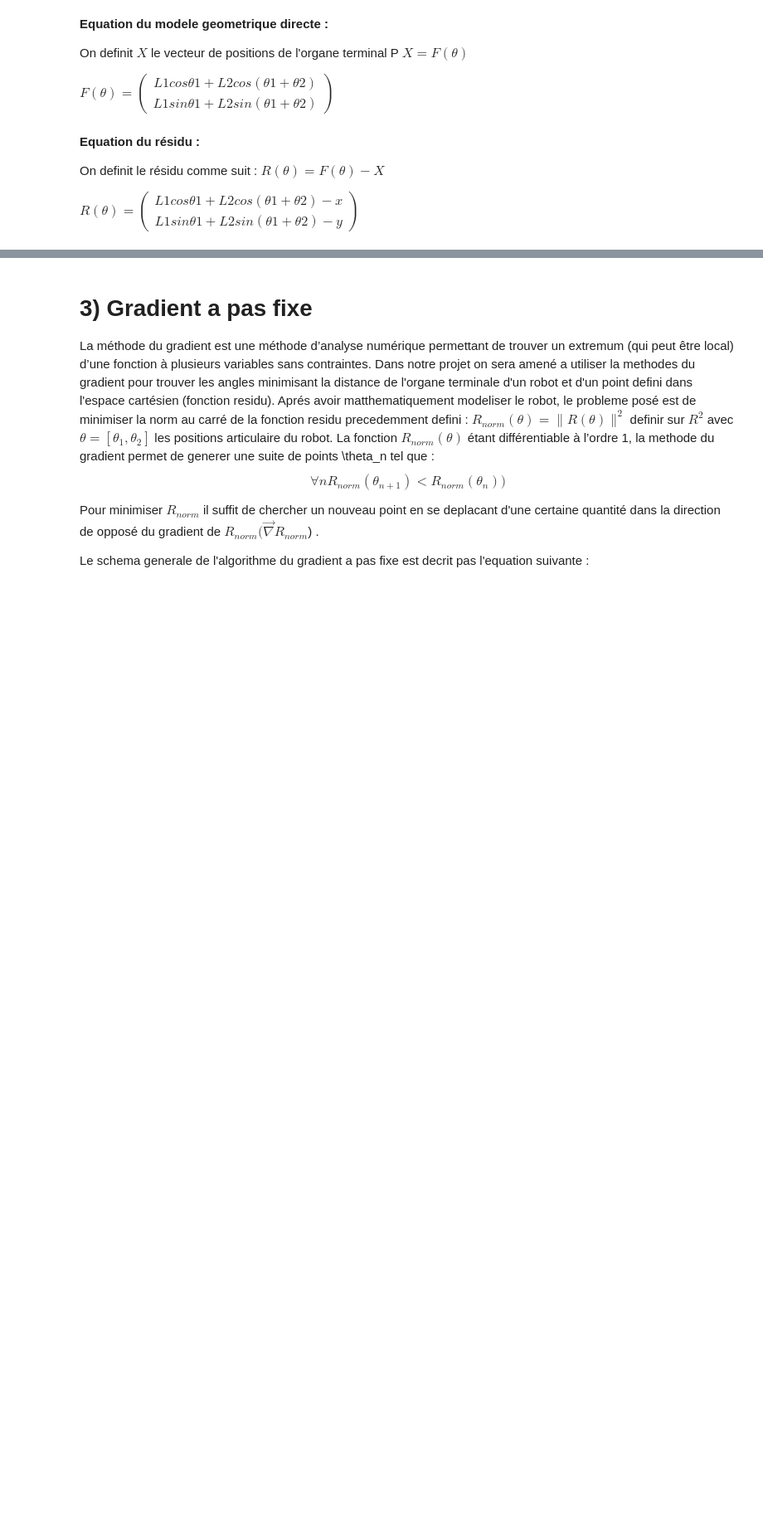
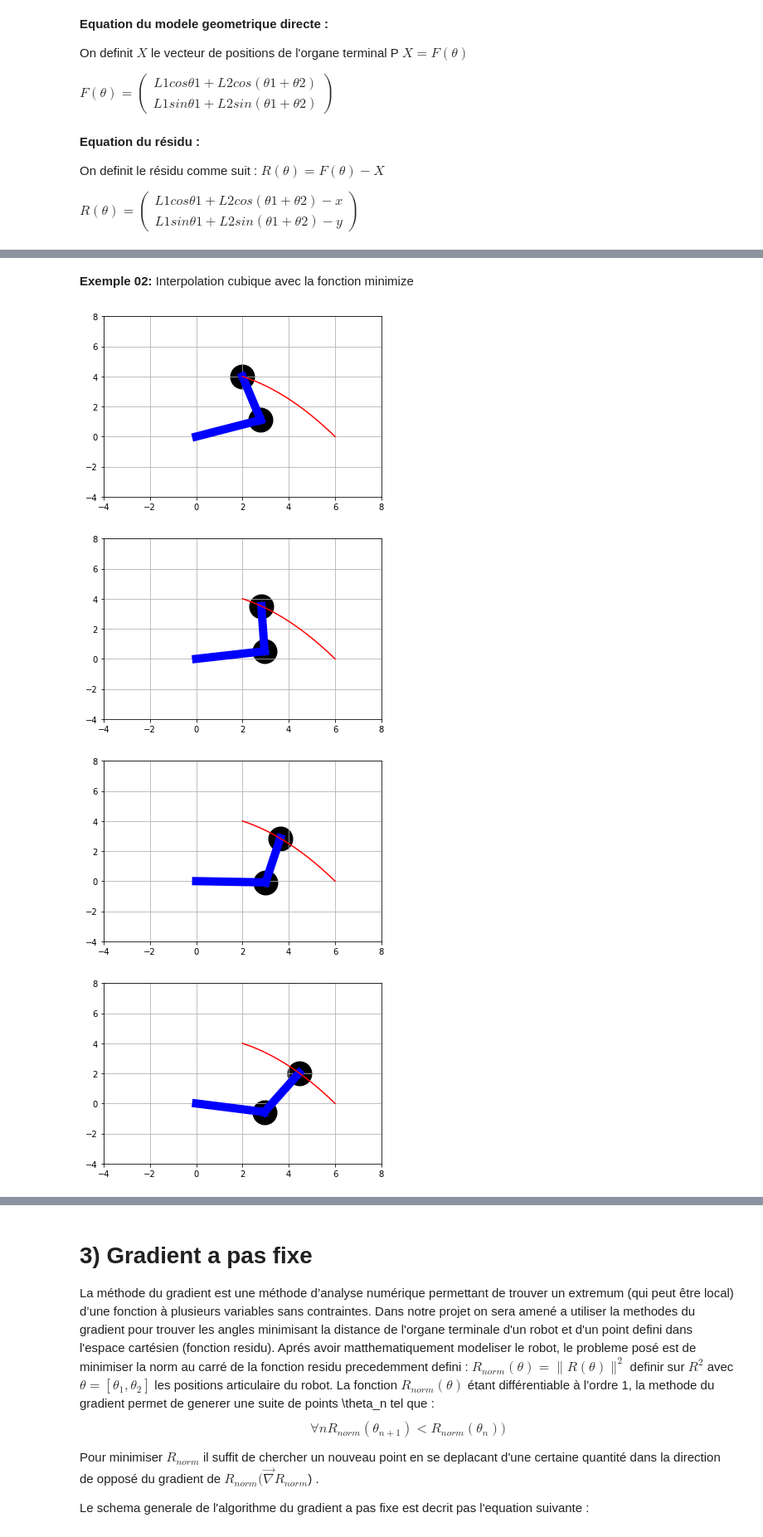
Before and after one commit to Feriel-25/Projet-optimisation, a Jupyter notebook: Rendu_optimisation.ipynb, the cells around one changed output, grey strips where cells are left out. Shown at 83% size. Drawn from its saved outputs; the diff is of its cells as text; code cells hidden in the pictures; blank space fills up the shorter version.

```diff
--- a/Rendu_optimisation.ipynb
+++ b/Rendu_optimisation.ipynb
@@ -54,0 +216,34 @@ Params = [L1,L2,None] # La troisieme valeur de Params est le vecteur de la posit
+# %% [markdown]
+**Exemple 02:**
+Interpolation cubique avec la fonction minimize
+# %%
+#Interpolation cubique
+Xic = [2,4]
+Xfc = [6,0]
+Xmc = [4,2.5]
+xc,yc=Interp(Xic,Xfc,N,traj="Cube",Xm=Xmc)
+#configuration initiale
+X=[xc[0],yc[0]]
+#estimation initiale de la 1ere solution
+ConfigInit= [-2,0]
+ConfigAct = ConfigInit
+
+# Nombre de points les calculs sont fait avant que le robot sois afficher le robot
+ptAfficher = 10
+
+fig = plt.figure()
+for i in  range(N):
+    X=[xc[i],yc[i]]
+    Params[2] = X
+    Solution=optimize.minimize(R_norm,ConfigAct,args=Params)
+    if (i % ptAfficher == 0 ):
+        animate(Solution.x,Params)
+        plt.plot(xc,yc,'r', label = 'cubique')
+        plt.grid()
+        plt.show()
+    ConfigAct = Solution.x
+# %% [output]
+[figure, added]
+[figure, added]
+[figure, added]
+[figure, added]
```
Also changed, not shown: parts of 35 cells of this notebook, 1 other file.
